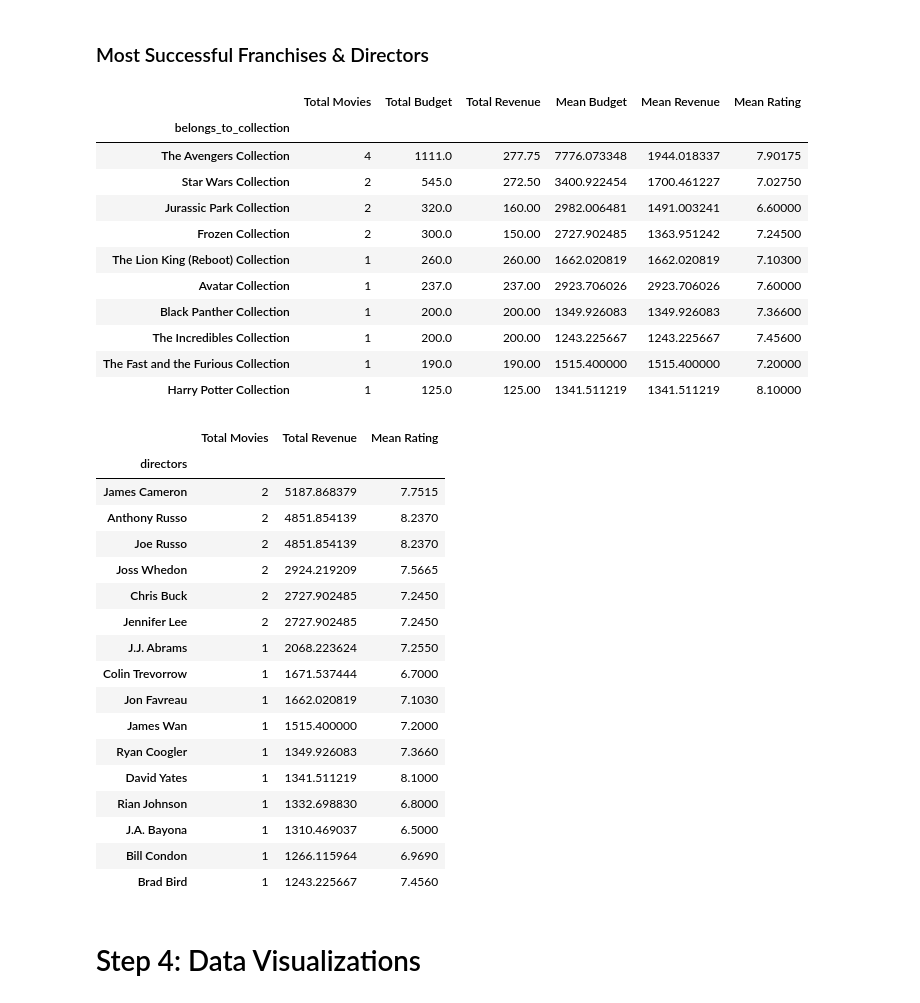
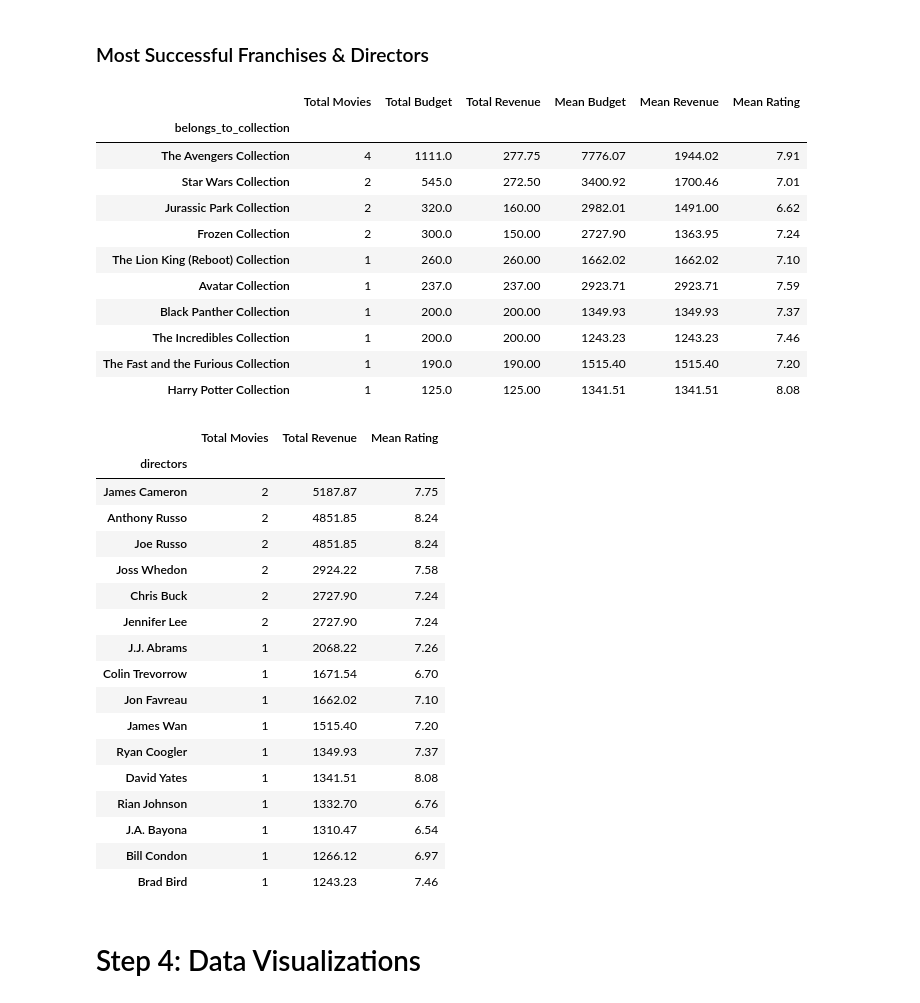
Before and after one commit to manaf-dev/tmdb-movie-data-analysis, a Jupyter notebook: notebooks/TMDB_Movie_Analysis.ipynb, the cells around one changed output. Saved outputs shown, nothing was run; the diff lists cells and outputs as text; code cells hidden in the pictures.

```diff
--- a/notebooks/TMDB_Movie_Analysis.ipynb
+++ b/notebooks/TMDB_Movie_Analysis.ipynb
@@ -224,2 +227,21 @@ movies_df.head(1)
 # %% [markdown]
 # Step 3: KPI Implementation & Analysis
+# %%
+# ranking function
+def rank_movies(
+    df, metric, ascending=False, number_of_results=5, min_budget=None, min_votes=None
+):
+
+    data = df.copy()
+
+    if min_budget is not None:
+        data = data[data["budget_musd"] >= min_budget]
+    if min_votes is not None:
+        data = data[data["vote_count"] >= min_votes]
+
+    ranked = data.sort_values(by=metric, ascending=ascending)
+
+    return ranked.head(number_of_results)
+
+movies_df["profit"] = movies_df["revenue_musd"] - movies_df["budget_musd"]
+movies_df["roi"] = movies_df["revenue_musd"] / movies_df["budget_musd"]
@@ -389,7 +387,7 @@ franchise_performance = grouped_franchises.agg(
         "revenue_musd": ["sum", "mean"],
         "vote_average": "mean",
     }
-)
+).round(2)
 franchise_performance.columns = [
     "Total Movies",
     "Total Budget",
@@ -402,52 +400,52 @@ franchise_performance.sort_values(by=["Total Movies", "Total Budget", "Total Rev
 # %% [output]
 |  | Total Movies | Total Budget | Total Revenue | Mean Budget | Mean Revenue | Mean Rating |
 | belongs_to_collection |  |  |  |  |  |  |
-| The Avengers Collection | 4 | 1111.0 | 277.75 | 7776.073348 | 1944.018337 | 7.90175 |
-| Star Wars Collection | 2 | 545.0 | 272.50 | 3400.922454 | 1700.461227 | 7.02750 |
-| Jurassic Park Collection | 2 | 320.0 | 160.00 | 2982.006481 | 1491.003241 | 6.60000 |
-| Frozen Collection | 2 | 300.0 | 150.00 | 2727.902485 | 1363.951242 | 7.24500 |
-| The Lion King (Reboot) Collection | 1 | 260.0 | 260.00 | 1662.020819 | 1662.020819 | 7.10300 |
-| Avatar Collection | 1 | 237.0 | 237.00 | 2923.706026 | 2923.706026 | 7.60000 |
-| Black Panther Collection | 1 | 200.0 | 200.00 | 1349.926083 | 1349.926083 | 7.36600 |
-| The Incredibles Collection | 1 | 200.0 | 200.00 | 1243.225667 | 1243.225667 | 7.45600 |
-| The Fast and the Furious Collection | 1 | 190.0 | 190.00 | 1515.400000 | 1515.400000 | 7.20000 |
-| Harry Potter Collection | 1 | 125.0 | 125.00 | 1341.511219 | 1341.511219 | 8.10000 |
+| The Avengers Collection | 4 | 1111.0 | 277.75 | 7776.07 | 1944.02 | 7.91 |
+| Star Wars Collection | 2 | 545.0 | 272.50 | 3400.92 | 1700.46 | 7.01 |
+| Jurassic Park Collection | 2 | 320.0 | 160.00 | 2982.01 | 1491.00 | 6.62 |
+| Frozen Collection | 2 | 300.0 | 150.00 | 2727.90 | 1363.95 | 7.24 |
+| The Lion King (Reboot) Collection | 1 | 260.0 | 260.00 | 1662.02 | 1662.02 | 7.10 |
+| Avatar Collection | 1 | 237.0 | 237.00 | 2923.71 | 2923.71 | 7.59 |
+| Black Panther Collection | 1 | 200.0 | 200.00 | 1349.93 | 1349.93 | 7.37 |
+| The Incredibles Collection | 1 | 200.0 | 200.00 | 1243.23 | 1243.23 | 7.46 |
+| The Fast and the Furious Collection | 1 | 190.0 | 190.00 | 1515.40 | 1515.40 | 7.20 |
+| Harry Potter Collection | 1 | 125.0 | 125.00 | 1341.51 | 1341.51 | 8.08 |
 # %%
 # Most Successful Directors
 directors = movies_df["directors"].str.split("|").explode()
 movies_with_directors = movies_df.loc[directors.index]
 director_performance = movies_with_directors.groupby(directors).agg(
     {
         "id": "count",
         "revenue_musd": "sum",
         "vote_average": "mean",
     }
-)
+).round(2)
 director_performance.columns = [
     "Total Movies",
     "Total Revenue",
     "Mean Rating",
 ]
 director_performance.sort_values(by=["Total Movies", "Total Revenue"], ascending=False)
 # %% [output]
 |  | Total Movies | Total Revenue | Mean Rating |
 | directors |  |  |  |
-| James Cameron | 2 | 5187.868379 | 7.7515 |
-| Anthony Russo | 2 | 4851.854139 | 8.2370 |
-| Joe Russo | 2 | 4851.854139 | 8.2370 |
-| Joss Whedon | 2 | 2924.219209 | 7.5665 |
-| Chris Buck | 2 | 2727.902485 | 7.2450 |
-| Jennifer Lee | 2 | 2727.902485 | 7.2450 |
-| J.J. Abrams | 1 | 2068.223624 | 7.2550 |
-| Colin Trevorrow | 1 | 1671.537444 | 6.7000 |
-| Jon Favreau | 1 | 1662.020819 | 7.1030 |
-| James Wan | 1 | 1515.400000 | 7.2000 |
-| Ryan Coogler | 1 | 1349.926083 | 7.3660 |
-| David Yates | 1 | 1341.511219 | 8.1000 |
-| Rian Johnson | 1 | 1332.698830 | 6.8000 |
-| J.A. Bayona | 1 | 1310.469037 | 6.5000 |
-| Bill Condon | 1 | 1266.115964 | 6.9690 |
-| Brad Bird | 1 | 1243.225667 | 7.4560 |
+| James Cameron | 2 | 5187.87 | 7.75 |
+| Anthony Russo | 2 | 4851.85 | 8.24 |
+| Joe Russo | 2 | 4851.85 | 8.24 |
+| Joss Whedon | 2 | 2924.22 | 7.58 |
+| Chris Buck | 2 | 2727.90 | 7.24 |
+| Jennifer Lee | 2 | 2727.90 | 7.24 |
+| J.J. Abrams | 1 | 2068.22 | 7.26 |
+| Colin Trevorrow | 1 | 1671.54 | 6.70 |
+| Jon Favreau | 1 | 1662.02 | 7.10 |
+| James Wan | 1 | 1515.40 | 7.20 |
+| Ryan Coogler | 1 | 1349.93 | 7.37 |
+| David Yates | 1 | 1341.51 | 8.08 |
+| Rian Johnson | 1 | 1332.70 | 6.76 |
+| J.A. Bayona | 1 | 1310.47 | 6.54 |
+| Bill Condon | 1 | 1266.12 | 6.97 |
+| Brad Bird | 1 | 1243.23 | 7.46 |
 # %% [markdown]
 # Step 4: Data Visualizations
 # %% [markdown]
```
Also changed, not shown: parts of 7 cells of this notebook.
